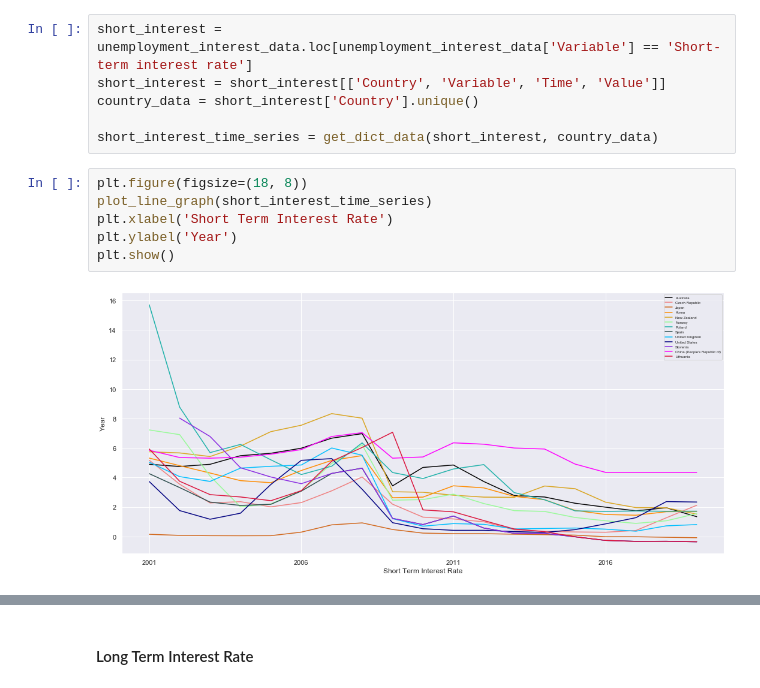
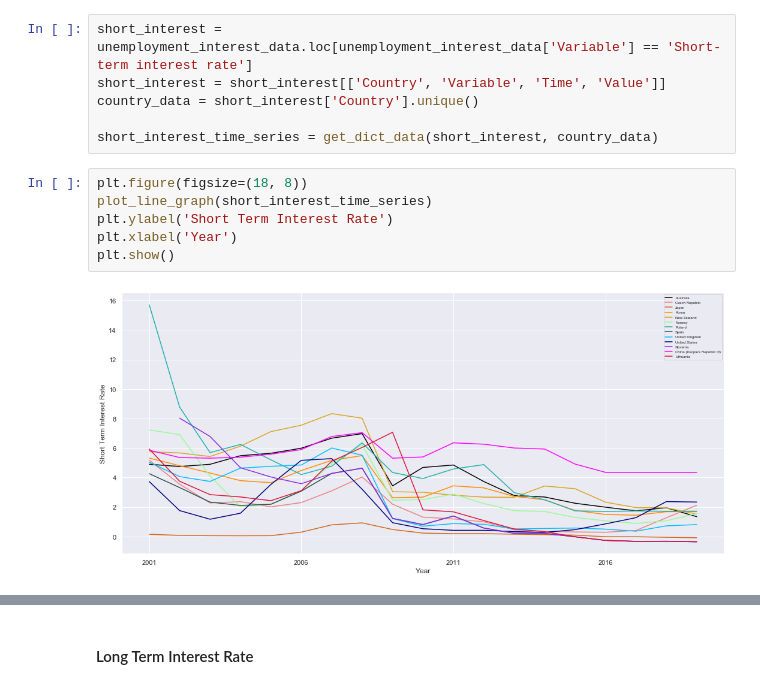
Before and after one commit to tt0507/Mini-Project, a Jupyter notebook: japan_deflation/deflation_analysis_final.ipynb, the cells around one changed output, grey strips where cells are left out. Saved outputs shown, nothing was run; the diff lists cells and outputs as text.

```diff
--- a/japan_deflation/deflation_analysis_final.ipynb
+++ b/japan_deflation/deflation_analysis_final.ipynb
@@ -551,8 +566,8 @@ short_interest_time_series = get_dict_data(short_interest, country_data)
 # %%
 plt.figure(figsize=(18, 8))
 plot_line_graph(short_interest_time_series)
-plt.xlabel('Short Term Interest Rate')
-plt.ylabel('Year')
+plt.ylabel('Short Term Interest Rate')
+plt.xlabel('Year')
 plt.show()
 # %% [output]
-[figure, old version]
+[figure, new version]
```
Also changed, not shown: parts of 6 cells of this notebook.
